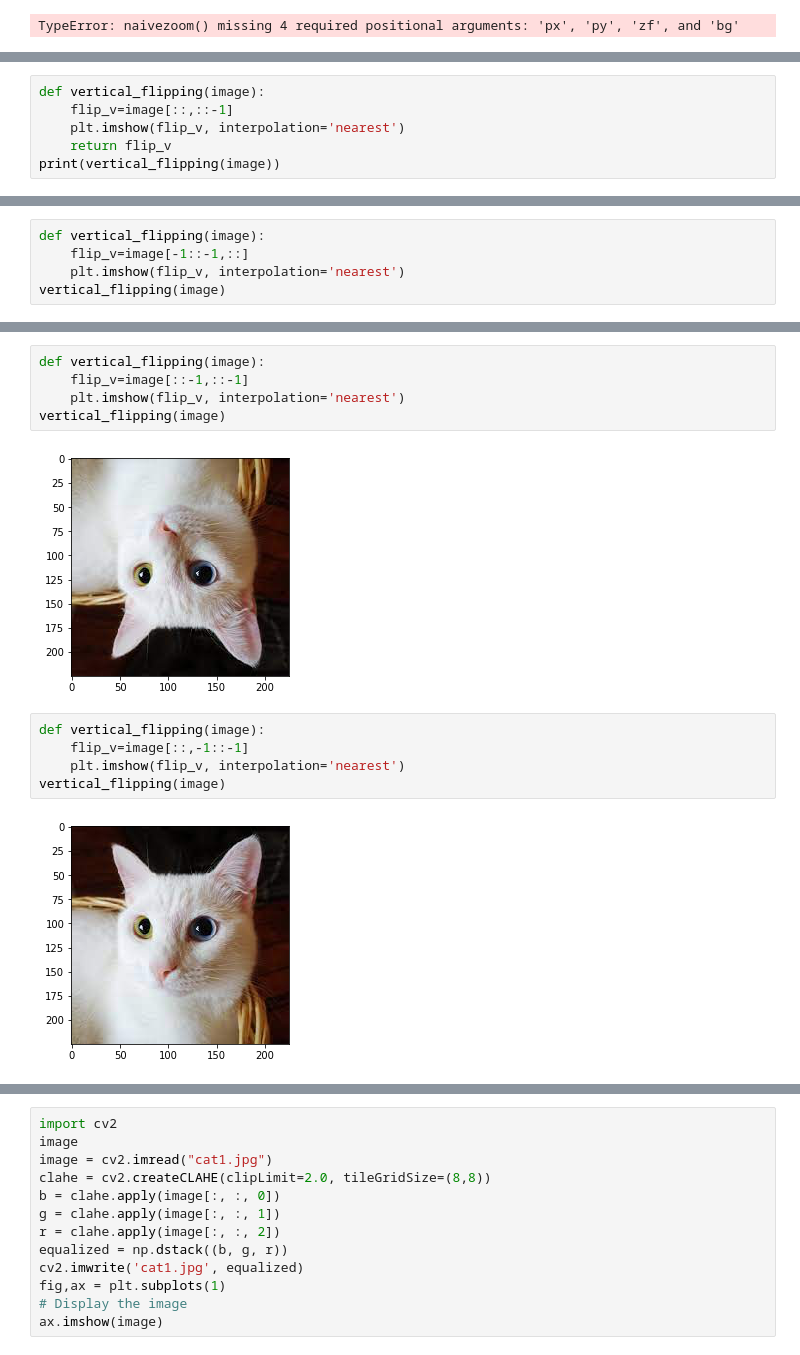
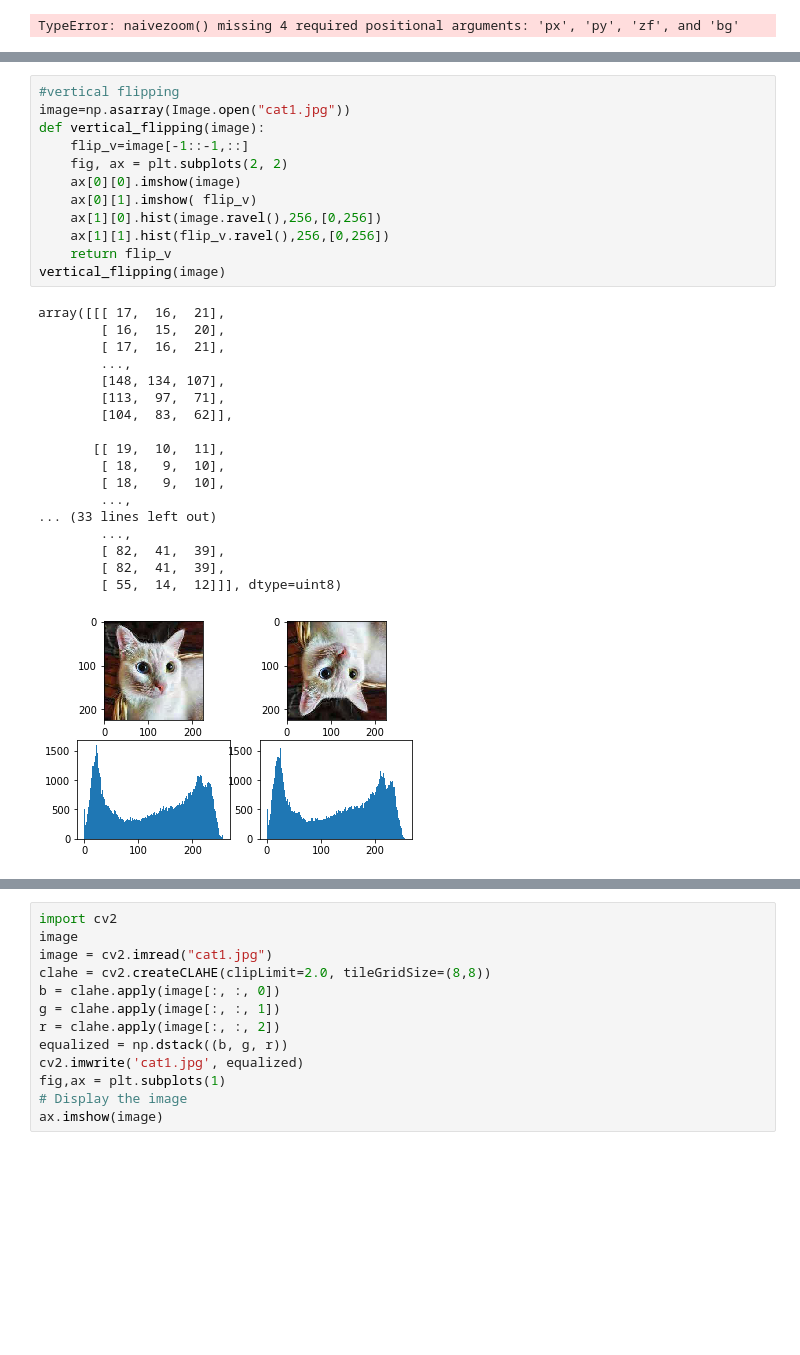
Before and after one commit to bileldhambri/Data_Augmentation, a Jupyter notebook: Project .ipynb, the cells around one changed output, grey strips where cells are left out. Cells and saved outputs as stored; diff of their text form; blank space fills up the shorter version.

```diff
--- a/Project .ipynb
+++ b/Project .ipynb
@@ -126,9 +124,3 @@ print(new_image)
   [ 0  0  0]
   [ 0  0  0]]]
 [figure]
-# %%
-def vertical_flipping(image):
-    flip_v=image[::,::-1]
-    plt.imshow(flip_v, interpolation='nearest')
-    return flip_v
-print(vertical_flipping(image))
@@ -154,5 +126,0 @@ print(vertical_flipping(image))
-# %%
-def vertical_flipping(image):
-    flip_v=image[-1::-1,::]
-    plt.imshow(flip_v, interpolation='nearest')
-vertical_flipping(image)
@@ -161,14 +127,31 @@ vertical_flipping(image)
-# %%
-def vertical_flipping(image):
-    flip_v=image[::-1,::-1]
-    plt.imshow(flip_v, interpolation='nearest')
-vertical_flipping(image)
-# %% [output]
-[figure, removed]
-# %%
-def vertical_flipping(image):
-    flip_v=image[::,-1::-1]
-    plt.imshow(flip_v, interpolation='nearest')
-vertical_flipping(image)
-# %% [output]
-[figure, removed]
+# %%
+#vertical flipping
+image=np.asarray(Image.open("cat1.jpg"))
+def vertical_flipping(image):
+    flip_v=image[-1::-1,::]
+    fig, ax = plt.subplots(2, 2)
+    ax[0][0].imshow(image)
+    ax[0][1].imshow( flip_v)
+    ax[1][0].hist(image.ravel(),256,[0,256])
+    ax[1][1].hist(flip_v.ravel(),256,[0,256])
+    return flip_v
+vertical_flipping(image)
+# %% [output]
+array([[[ 17,  16,  21],
+        [ 16,  15,  20],
+        [ 17,  16,  21],
+        ...,
+        [148, 134, 107],
+        [113,  97,  71],
+        [104,  83,  62]],
+
+       [[ 19,  10,  11],
+        [ 18,   9,  10],
+        [ 18,   9,  10],
+        ...,
+... (33 lines left out)
+        ...,
+        [ 82,  41,  39],
+        [ 82,  41,  39],
+        [ 55,  14,  12]]], dtype=uint8)
+[figure, added]
```
Also changed, not shown: parts of 21 cells of this notebook.
